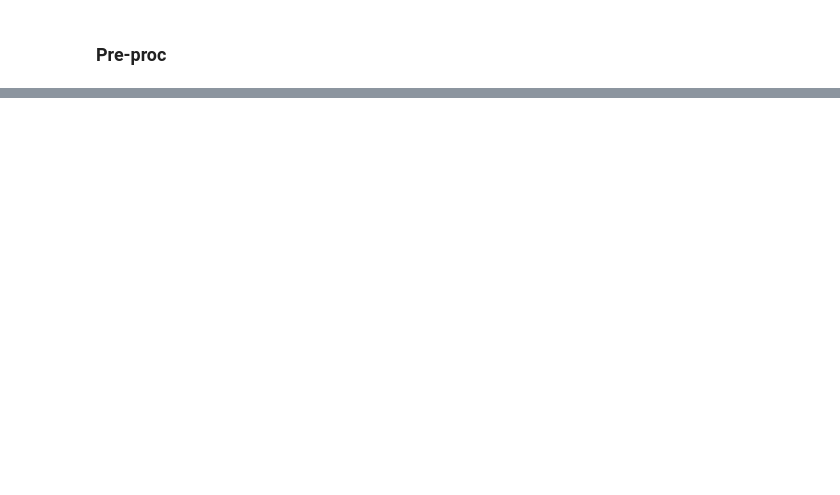
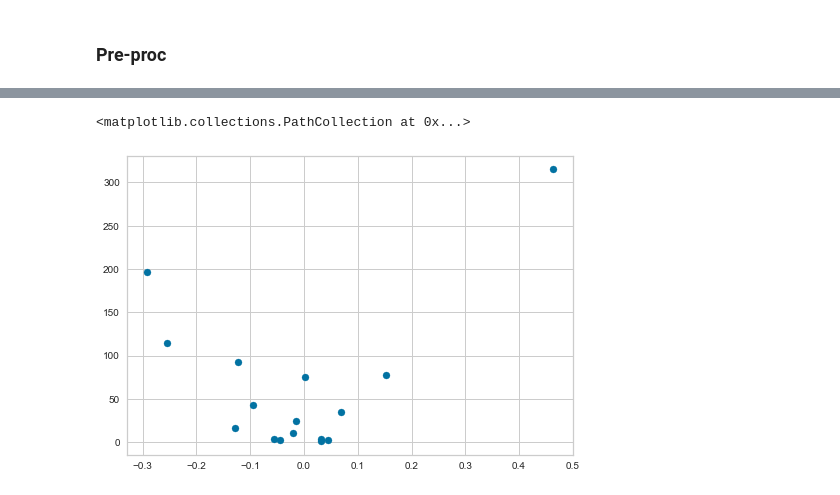
Before and after one commit to Sllambias/perfume_mining, a Jupyter notebook: preproc.ipynb, the cells around one changed output, grey strips where cells are left out. Drawn from its saved outputs; the diff is of its cells as text; code cells hidden in the pictures; blank space fills up the shorter version.

```diff
--- a/preproc.ipynb
+++ b/preproc.ipynb
@@ -208,0 +96,4 @@ array([18,  5,  0, 15,  0,  0, 11,  8,  5,  0,  7,  3,  8,  5, 18,  5, 18,
+# %%
+notes = df[['base_note', 'middle_note']].values
+base = df['base_note'].values
+scents_clean = df['scents'].apply(lambda y: y.lower()).values
@@ -208,0 +134,10 @@ array([18,  5,  0, 15,  0,  0, 11,  8,  5,  0,  7,  3,  8,  5, 18,  5, 18,
+# %%
+df = df[(df["department"] != "Kids Unisex")] #We remove kids unisex because it has only one datapoint
+df.drop(index=df[df.concentration == 'PDT'].index, inplace=True)
+df.drop(index=df[df.concentration == 'Oil'].index, inplace=True)
+#Labels
+gender = df["department"].apply(lambda y: 'Men' if y == 'Unisex' else y)
+#Features
+base_note = df["base_note"].values
+middle_note = df["middle_note"].values
+scents = df["scents"].values
@@ -208,0 +217,7 @@ array([18,  5,  0, 15,  0,  0, 11,  8,  5,  0,  7,  3,  8,  5, 18,  5, 18,
+# %%
+scent_cluster = pd.DataFrame(X5.todense())
+#scent_cluster['clusters'] = preds
+
+scent_cluster['gender'] = mlb.fit_transform(gender)
+X = scent_cluster.corr().iloc[-1][:-1]
+Y = dict(zip(vect_scents.get_feature_names(), sum(X3.toarray()))).values()
@@ -208,0 +237,5 @@ array([18,  5,  0, 15,  0,  0, 11,  8,  5,  0,  7,  3,  8,  5, 18,  5, 18,
+# %%
+plt.scatter(X, Y)
+# %% [output]
+<matplotlib.collections.PathCollection at 0x...>
+[figure, added]
```
Also changed, not shown: parts of 46 cells of this notebook.
